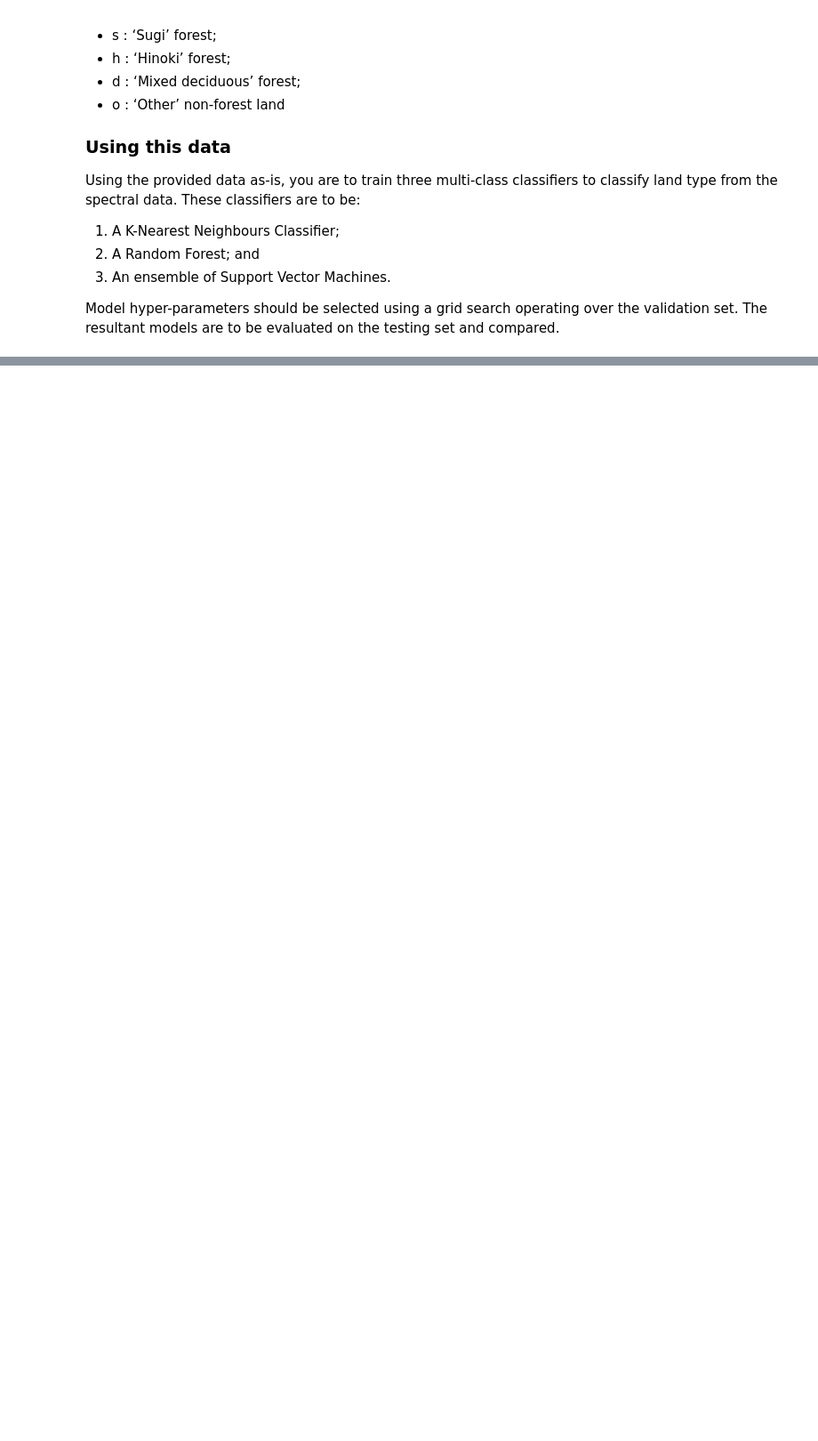
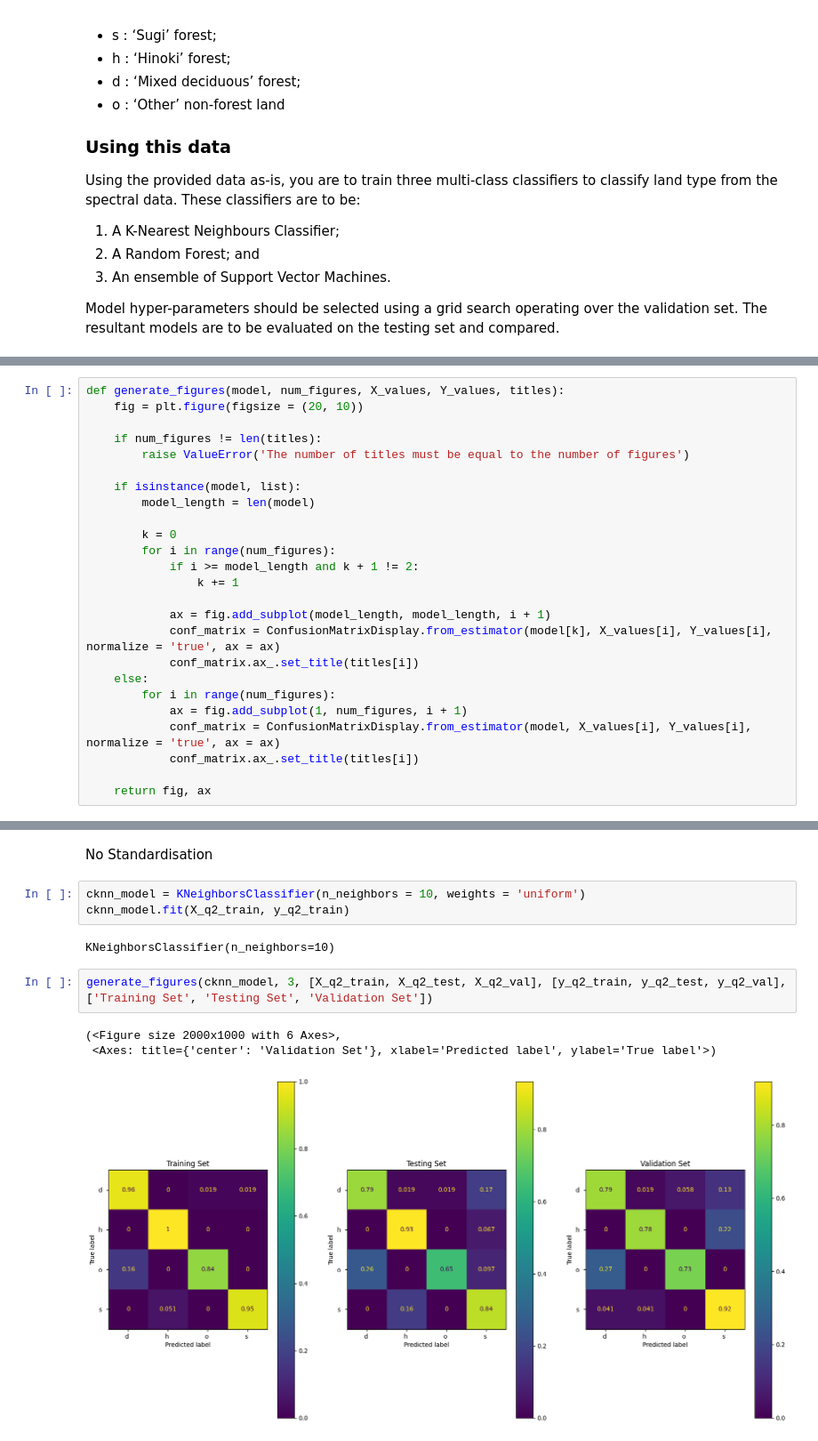
Before and after one commit to aidanlockwood20/CAB420-Codebase, a Jupyter notebook: Assessment/assignment_1a/assignment_1a.ipynb, the cells around one changed output, grey strips where cells are left out. Shown at 89% size. Saved outputs shown, nothing was run; the diff lists cells and outputs as text; blank space fills up the shorter version.

Commit message:
Finished Question 2 Models

```diff
--- a/Assessment/assignment_1a/assignment_1a.ipynb
+++ b/Assessment/assignment_1a/assignment_1a.ipynb
@@ -347,0 +369,25 @@ Model hyper-parameters should be selected using a grid search operating over the
+# %%
+def generate_figures(model, num_figures, X_values, Y_values, titles):
+    fig = plt.figure(figsize = (20, 10))
+
+    if num_figures != len(titles):
+        raise ValueError('The number of titles must be equal to the number of figures')
+
+    if isinstance(model, list):
+        model_length = len(model)
+
+        k = 0
+        for i in range(num_figures):
+            if i >= model_length and k + 1 != 2:
+                k += 1
+
+            ax = fig.add_subplot(model_length, model_length, i + 1)
+            conf_matrix = ConfusionMatrixDisplay.from_estimator(model[k], X_values[i], Y_values[i], normalize = 'true', ax = ax)
+            conf_matrix.ax_.set_title(titles[i])
+    else:
+        for i in range(num_figures):
+            ax = fig.add_subplot(1, num_figures, i + 1)
+            conf_matrix = ConfusionMatrixDisplay.from_estimator(model, X_values[i], Y_values[i], normalize = 'true', ax = ax)
+            conf_matrix.ax_.set_title(titles[i])
+
+    return fig, ax
@@ -347,0 +460,13 @@ Model hyper-parameters should be selected using a grid search operating over the
+# %% [markdown]
+No Standardisation
+# %%
+cknn_model = KNeighborsClassifier(n_neighbors = 10, weights = 'uniform')
+cknn_model.fit(X_q2_train, y_q2_train)
+# %% [output]
+KNeighborsClassifier(n_neighbors=10)
+# %%
+generate_figures(cknn_model, 3, [X_q2_train, X_q2_test, X_q2_val], [y_q2_train, y_q2_test, y_q2_val], ['Training Set', 'Testing Set', 'Validation Set'])
+# %% [output]
+(<Figure size 2000x1000 with 6 Axes>,
+ <Axes: title={'center': 'Validation Set'}, xlabel='Predicted label', ylabel='True label'>)
+[figure, added]
```
Also changed, not shown: parts of 41 cells of this notebook, 3 other files.
